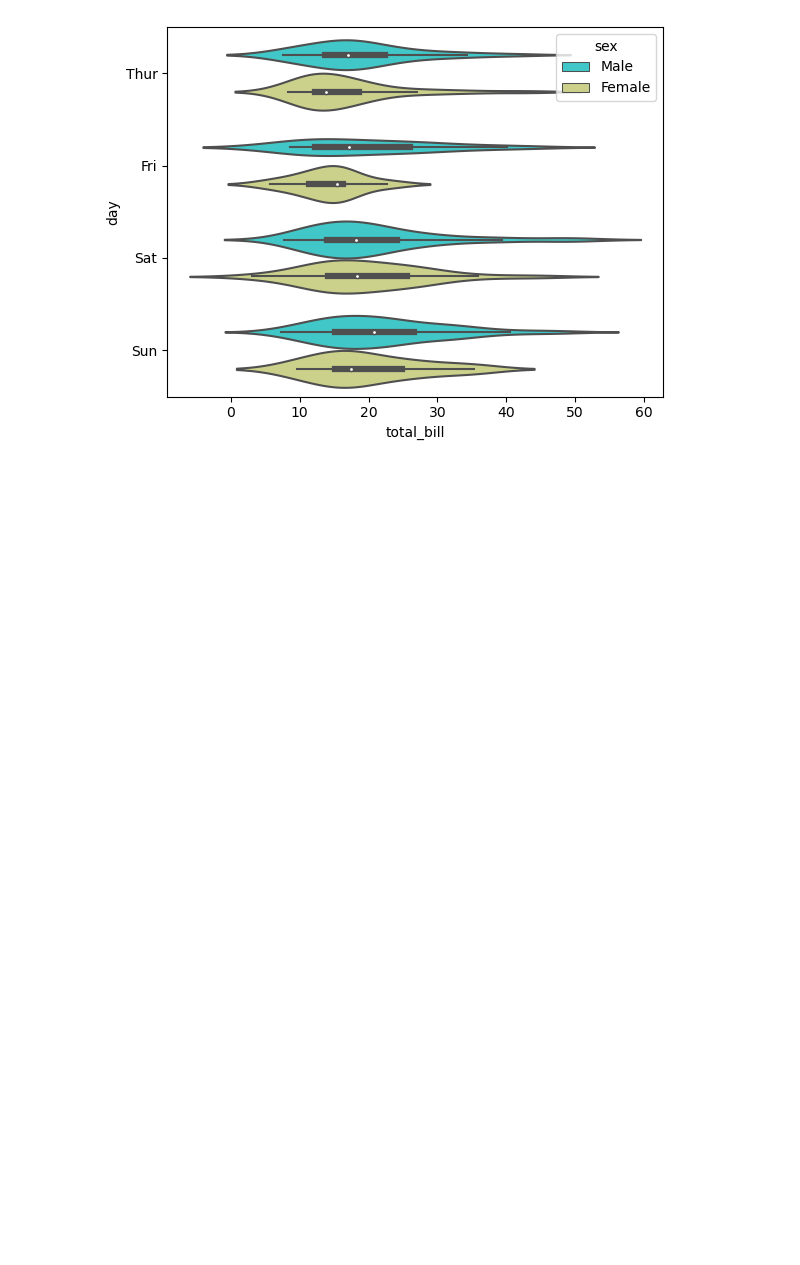
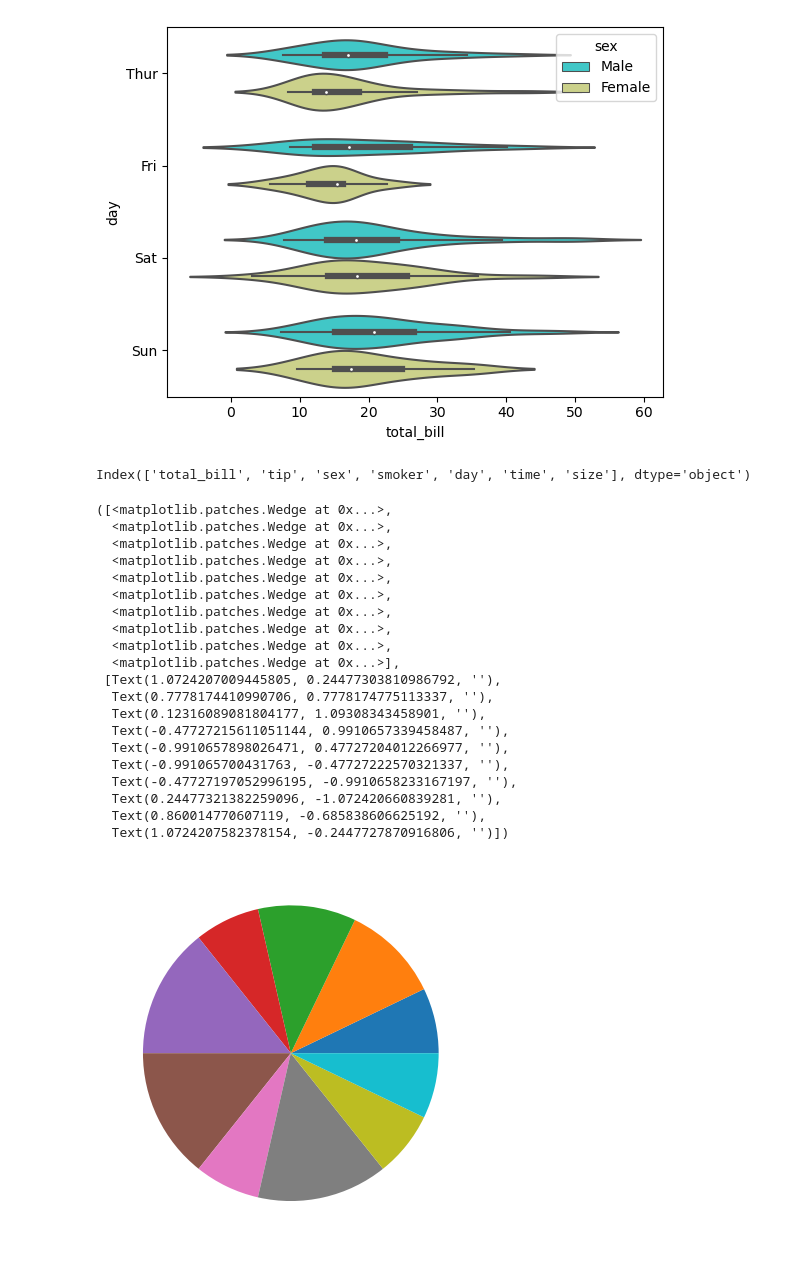
Before and after one commit to BibekRai44/Hands-on-Machine-Learning, a Jupyter notebook: DS/test.ipynb, the cells around one changed output. Cells and saved outputs as stored; diff of their text form; code cells hidden in the pictures; blank space fills up the shorter version.

```diff
--- a/DS/test.ipynb
+++ b/DS/test.ipynb
@@ -184,3 +184,31 @@ sns.violinplot(y=df['day'],x=df['total_bill'],hue='sex',palette='rainbow',data=d
 # %% [output]
 <AxesSubplot: xlabel='total_bill', ylabel='day'>
 [figure]
+# %%
+df.columns
+# %% [output]
+Index(['total_bill', 'tip', 'sex', 'smoker', 'day', 'time', 'size'], dtype='object')
+# %%
+plt.pie(x=df['size'].head(10),)
+# %% [output]
+([<matplotlib.patches.Wedge at 0x...>,
+  <matplotlib.patches.Wedge at 0x...>,
+  <matplotlib.patches.Wedge at 0x...>,
+  <matplotlib.patches.Wedge at 0x...>,
+  <matplotlib.patches.Wedge at 0x...>,
+  <matplotlib.patches.Wedge at 0x...>,
+  <matplotlib.patches.Wedge at 0x...>,
+  <matplotlib.patches.Wedge at 0x...>,
+  <matplotlib.patches.Wedge at 0x...>,
+  <matplotlib.patches.Wedge at 0x...>],
+ [Text(1.0724207009445805, 0.24477303810986792, ''),
+  Text(0.7778174410990706, 0.7778174775113337, ''),
+  Text(0.12316089081804177, 1.09308343458901, ''),
+  Text(-0.47727215611051144, 0.9910657339458487, ''),
+  Text(-0.9910657898026471, 0.47727204012266977, ''),
+  Text(-0.991065700431763, -0.47727222570321337, ''),
+  Text(-0.47727197052996195, -0.9910658233167197, ''),
+  Text(0.24477321382259096, -1.072420660839281, ''),
+  Text(0.860014770607119, -0.685838606625192, ''),
+  Text(1.0724207582378154, -0.2447727870916806, '')])
+[figure, added]
```
Also changed, not shown: parts of 2 cells of this notebook.
